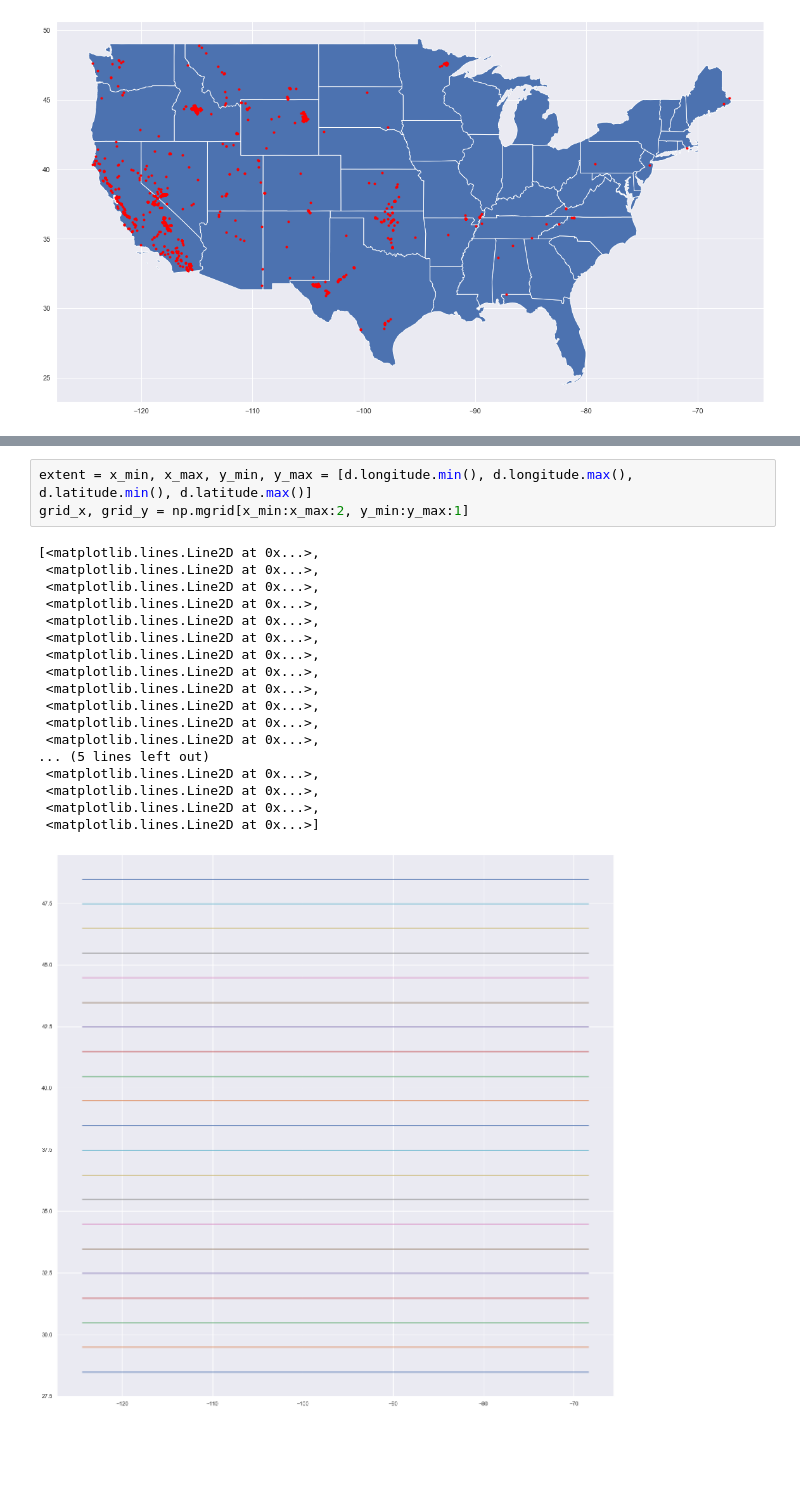
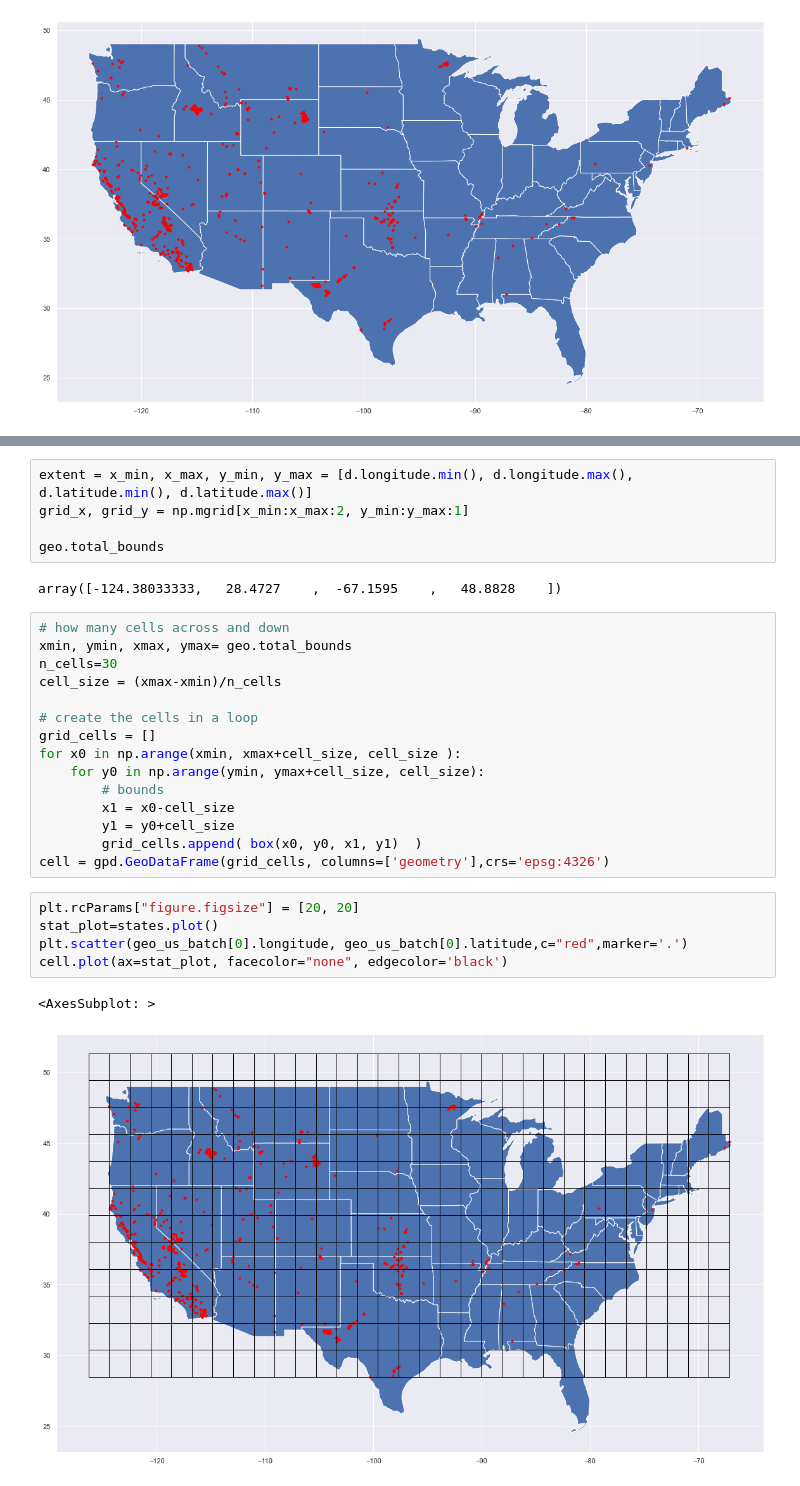
Before and after one commit to ci0cc0lat0/Data-Science-Group-Work, a Jupyter notebook: work2.0.ipynb, the cells around one changed output, grey strips where cells are left out. Drawn from its saved outputs; the diff is of its cells as text; blank space fills up the shorter version.

Commit message:
grid

```diff
--- a/work2.0.ipynb
+++ b/work2.0.ipynb
@@ -111,22 +124,30 @@ geo.plot(ax=ax, alpha=0.5, cmap='viridis', linewidth=0.8,marker='o')
 # %%
 extent = x_min, x_max, y_min, y_max = [d.longitude.min(), d.longitude.max(), d.latitude.min(), d.latitude.max()]
 grid_x, grid_y = np.mgrid[x_min:x_max:2, y_min:y_max:1]
+
+geo.total_bounds
 # %% [output]
-[<matplotlib.lines.Line2D at 0x...>,
- <matplotlib.lines.Line2D at 0x...>,
- <matplotlib.lines.Line2D at 0x...>,
- <matplotlib.lines.Line2D at 0x...>,
- <matplotlib.lines.Line2D at 0x...>,
- <matplotlib.lines.Line2D at 0x...>,
- <matplotlib.lines.Line2D at 0x...>,
- <matplotlib.lines.Line2D at 0x...>,
- <matplotlib.lines.Line2D at 0x...>,
- <matplotlib.lines.Line2D at 0x...>,
- <matplotlib.lines.Line2D at 0x...>,
- <matplotlib.lines.Line2D at 0x...>,
-... (5 lines left out)
- <matplotlib.lines.Line2D at 0x...>,
- <matplotlib.lines.Line2D at 0x...>,
- <matplotlib.lines.Line2D at 0x...>,
- <matplotlib.lines.Line2D at 0x...>]
+array([-124.38033333,   28.4727    ,  -67.1595    ,   48.8828    ])
-[figure, removed]
+# %%
+# how many cells across and down
+xmin, ymin, xmax, ymax= geo.total_bounds
+n_cells=30
+cell_size = (xmax-xmin)/n_cells
+
+# create the cells in a loop
+grid_cells = []
+for x0 in np.arange(xmin, xmax+cell_size, cell_size ):
+    for y0 in np.arange(ymin, ymax+cell_size, cell_size):
+        # bounds
+        x1 = x0-cell_size
+        y1 = y0+cell_size
+        grid_cells.append( box(x0, y0, x1, y1)  )
+cell = gpd.GeoDataFrame(grid_cells, columns=['geometry'],crs='epsg:4326')
+# %%
+plt.rcParams["figure.figsize"] = [20, 20]
+stat_plot=states.plot()
+plt.scatter(geo_us_batch[0].longitude, geo_us_batch[0].latitude,c="red",marker='.')
+cell.plot(ax=stat_plot, facecolor="none", edgecolor='black')
+# %% [output]
+<AxesSubplot: >
+[figure, added]
```
Also changed, not shown: parts of 2 cells of this notebook.
